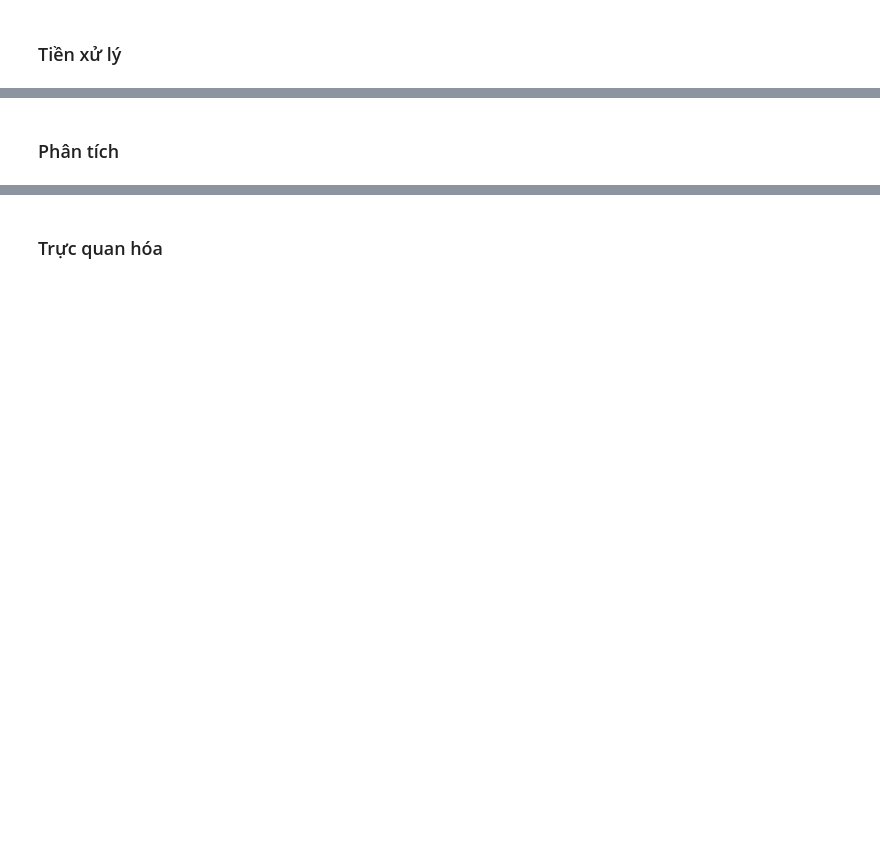
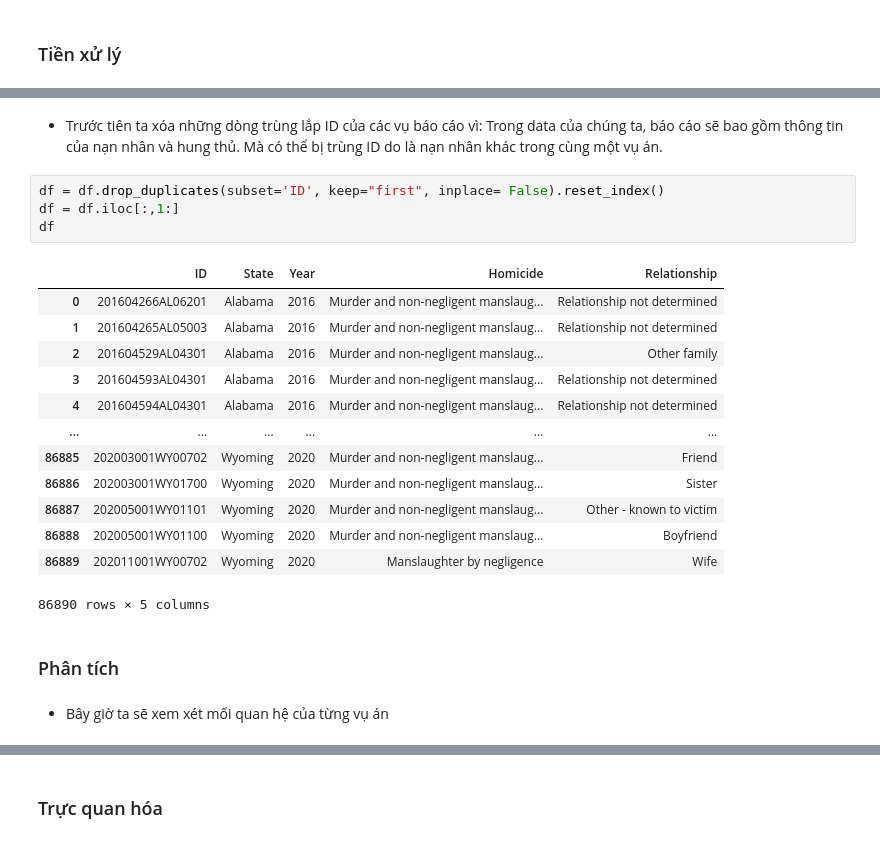
Before and after one commit to SangPhan852/P4DS_Project, a Jupyter notebook: 20127288_20127613.ipynb, the cells around one changed output, grey strips where cells are left out. Cells and saved outputs as stored; diff of their text form; blank space fills up the shorter version.

```diff
--- a/20127288_20127613.ipynb
+++ b/20127288_20127613.ipynb
@@ -408,2 +423,24 @@ homi_df
+# %% [markdown]
+- Trước tiên ta xóa những dòng trùng lắp ID của các vụ báo cáo vì: Trong data của chúng ta, báo cáo sẽ bao gồm thông tin của nạn nhân và hung thủ. Mà có thể bị trùng ID do là nạn nhân khác trong cùng một vụ án.
+# %%
+df = df.drop_duplicates(subset='ID', keep="first", inplace= False).reset_index()
+df = df.iloc[:,1:]
+df
+# %% [output]
+|  | ID | State | Year | Homicide | Relationship |
+| 0 | 201604266AL06201 | Alabama | 2016 | Murder and non-negligent manslaug... | Relationship not determined |
+| 1 | 201604265AL05003 | Alabama | 2016 | Murder and non-negligent manslaug... | Relationship not determined |
+| 2 | 201604529AL04301 | Alabama | 2016 | Murder and non-negligent manslaug... | Other family |
+| 3 | 201604593AL04301 | Alabama | 2016 | Murder and non-negligent manslaug... | Relationship not determined |
+| 4 | 201604594AL04301 | Alabama | 2016 | Murder and non-negligent manslaug... | Relationship not determined |
+| ... | ... | ... | ... | ... | ... |
+| 86885 | 202003001WY00702 | Wyoming | 2020 | Murder and non-negligent manslaug... | Friend |
+| 86886 | 202003001WY01700 | Wyoming | 2020 | Murder and non-negligent manslaug... | Sister |
+| 86887 | 202005001WY01101 | Wyoming | 2020 | Murder and non-negligent manslaug... | Other - known to victim |
+| 86888 | 202005001WY01100 | Wyoming | 2020 | Murder and non-negligent manslaug... | Boyfriend |
+| 86889 | 202011001WY00702 | Wyoming | 2020 | Manslaughter by negligence | Wife |
+86890 rows × 5 columns
 # %% [markdown]
 ### Phân tích
+# %% [markdown]
+- Bây giờ ta sẽ xem xét mối quan hệ của từng vụ án
```
Also changed, not shown: parts of 31 cells of this notebook, 1 other file.
